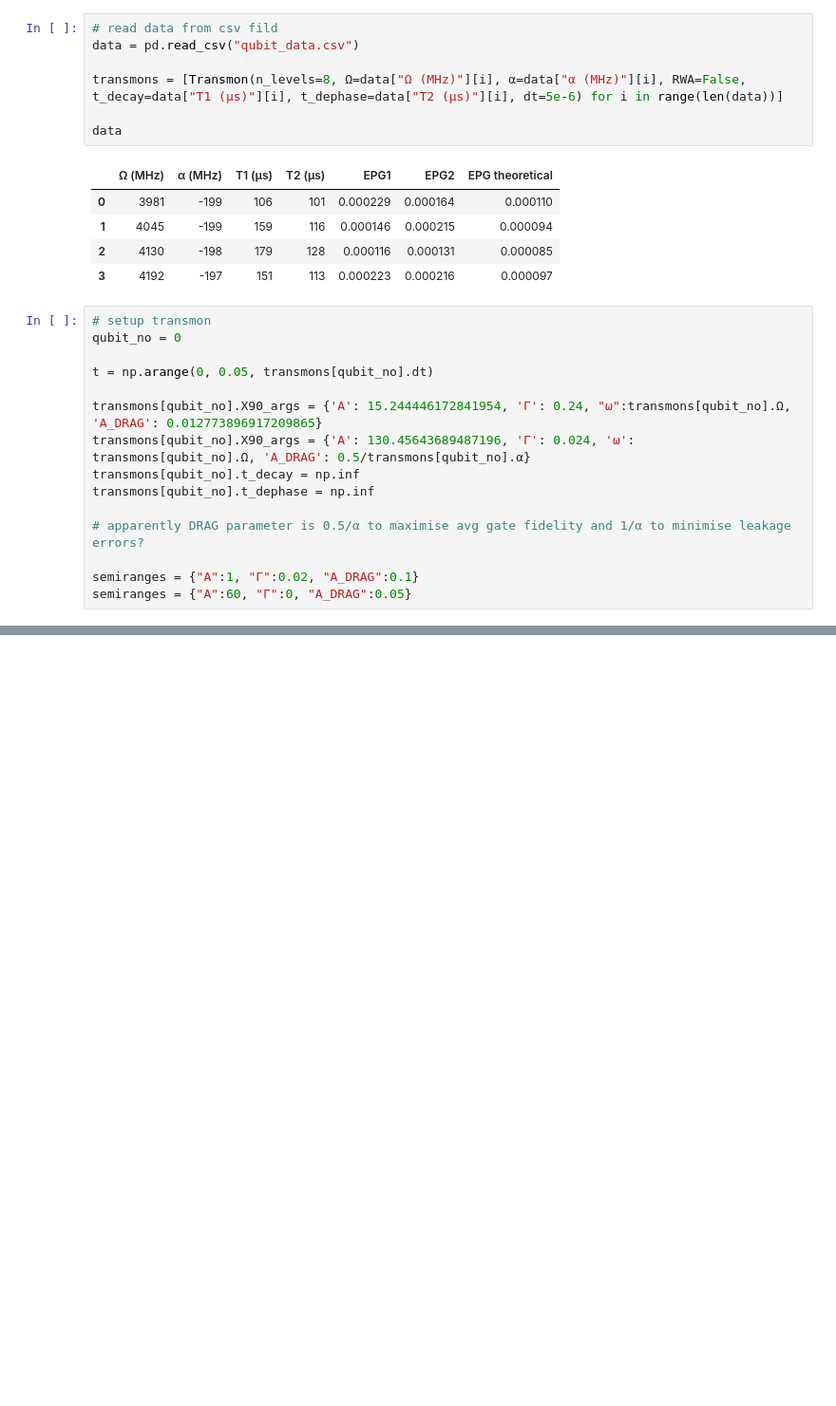
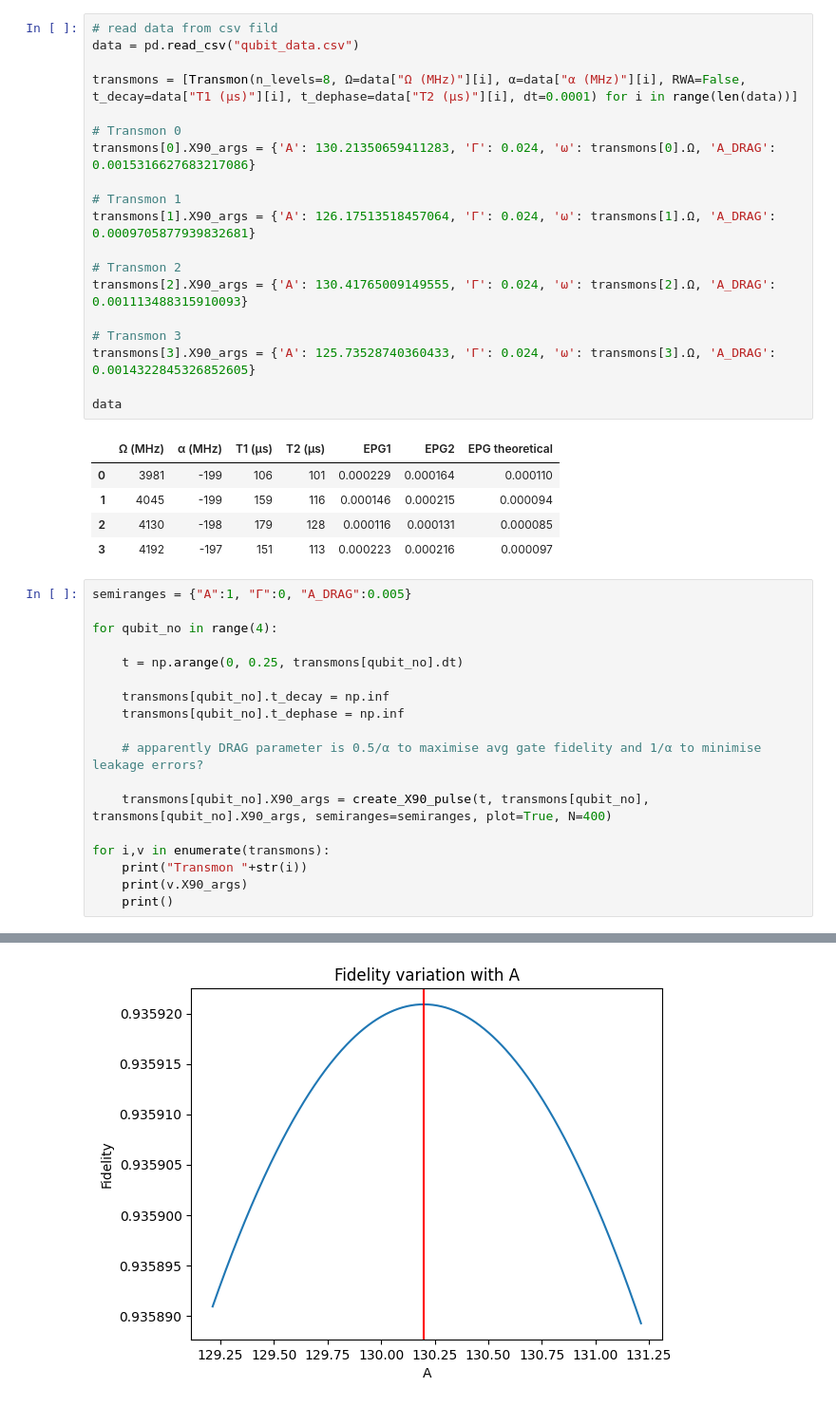
Before and after one commit to manavbabel/Transmon-Simulation, a Jupyter notebook: Qubit Replication.ipynb, the cells around one changed output, grey strips where cells are left out. Shown at 95% size. Saved outputs shown, nothing was run; the diff lists cells and outputs as text; blank space fills up the shorter version.

```diff
--- a/Qubit Replication.ipynb
+++ b/Qubit Replication.ipynb
@@ -18,7 +18,19 @@ from transmon_code.helpers import *
 # read data from csv fild
 data = pd.read_csv("qubit_data.csv")
 
-transmons = [Transmon(n_levels=8, Ω=data["Ω (MHz)"][i], α=data["α (MHz)"][i], RWA=False, t_decay=data["T1 (μs)"][i], t_dephase=data["T2 (μs)"][i], dt=5e-6) for i in range(len(data))]
+transmons = [Transmon(n_levels=8, Ω=data["Ω (MHz)"][i], α=data["α (MHz)"][i], RWA=False, t_decay=data["T1 (μs)"][i], t_dephase=data["T2 (μs)"][i], dt=0.0001) for i in range(len(data))]
+
+# Transmon 0
+transmons[0].X90_args = {'A': 130.21350659411283, 'Γ': 0.024, 'ω': transmons[0].Ω, 'A_DRAG': 0.0015316627683217086}
+
+# Transmon 1
+transmons[1].X90_args = {'A': 126.17513518457064, 'Γ': 0.024, 'ω': transmons[1].Ω, 'A_DRAG': 0.0009705877939832681}
+
+# Transmon 2
+transmons[2].X90_args = {'A': 130.41765009149555, 'Γ': 0.024, 'ω': transmons[2].Ω, 'A_DRAG': 0.001113488315910093}
+
+# Transmon 3
+transmons[3].X90_args = {'A': 125.73528740360433, 'Γ': 0.024, 'ω': transmons[3].Ω, 'A_DRAG': 0.0014322845326852605}
 
 data
 # %% [output]
@@ -28,17 +40,21 @@ data
 | 2 | 4130 | -198 | 179 | 128 | 0.000116 | 0.000131 | 0.000085 |
 | 3 | 4192 | -197 | 151 | 113 | 0.000223 | 0.000216 | 0.000097 |
 # %%
-# setup transmon
-qubit_no = 0
+semiranges = {"A":1, "Γ":0, "A_DRAG":0.005}
 
-t = np.arange(0, 0.05, transmons[qubit_no].dt)
+for qubit_no in range(4):
 
-transmons[qubit_no].X90_args = {'A': 15.244446172841954, 'Γ': 0.24, "ω":transmons[qubit_no].Ω, 'A_DRAG': 0.012773896917209865}
-transmons[qubit_no].X90_args = {'A': 130.45643689487196, 'Γ': 0.024, 'ω': transmons[qubit_no].Ω, 'A_DRAG': 0.5/transmons[qubit_no].α}
-transmons[qubit_no].t_decay = np.inf
-transmons[qubit_no].t_dephase = np.inf
+    t = np.arange(0, 0.25, transmons[qubit_no].dt)
 
-# apparently DRAG parameter is 0.5/α to maximise avg gate fidelity and 1/α to minimise leakage errors?
+    transmons[qubit_no].t_decay = np.inf
+    transmons[qubit_no].t_dephase = np.inf
 
-semiranges = {"A":1, "Γ":0.02, "A_DRAG":0.1}
-semiranges = {"A":60, "Γ":0, "A_DRAG":0.05}
+    # apparently DRAG parameter is 0.5/α to maximise avg gate fidelity and 1/α to minimise leakage errors?
+
+    transmons[qubit_no].X90_args = create_X90_pulse(t, transmons[qubit_no], transmons[qubit_no].X90_args, semiranges=semiranges, plot=True, N=400)
+
+for i,v in enumerate(transmons):
+    print("Transmon "+str(i))
+    print(v.X90_args)
+    print()
+# %% [output]
@@ -44,0 +63 @@ semiranges = {"A":60, "Γ":0, "A_DRAG":0.05}
+[figure, added]
```
Also changed, not shown: parts of 3 cells of this notebook, 6 other files.
